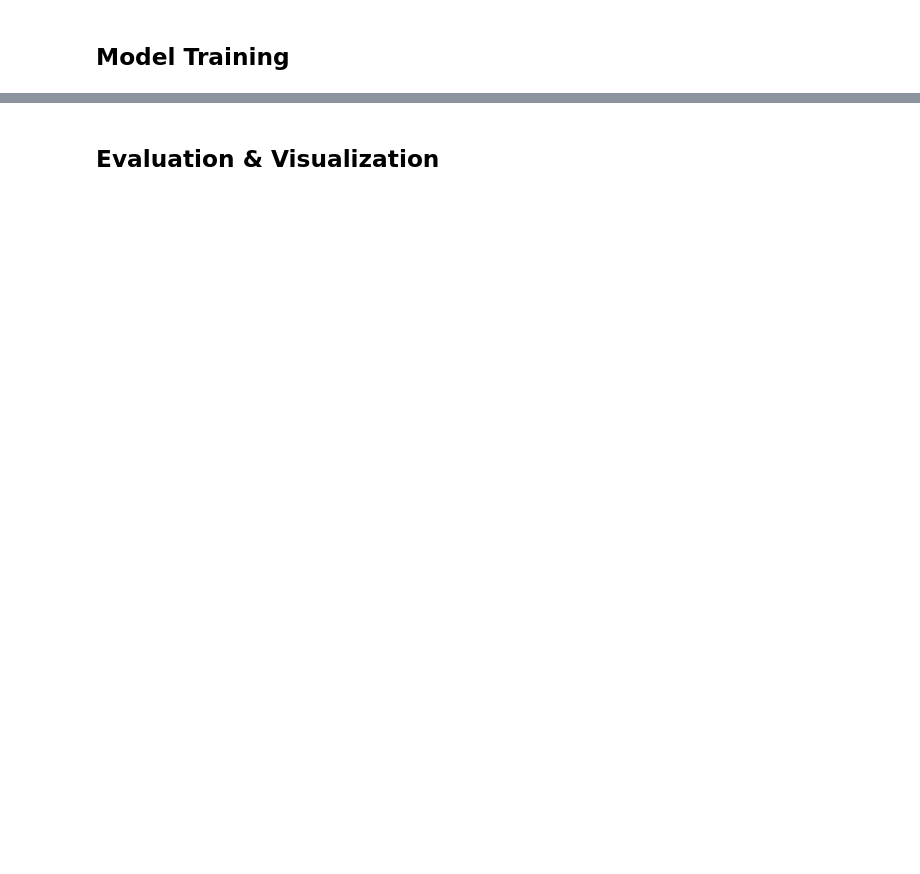
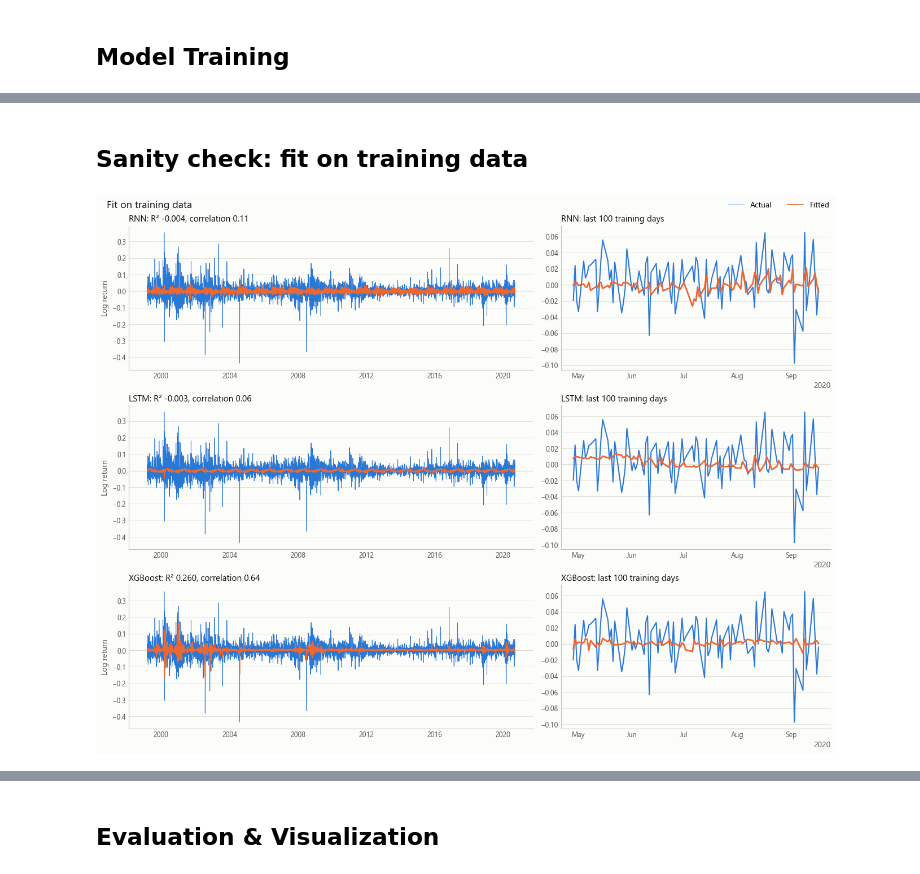
Before and after one commit to MateuszGalinski/News-Impact-On-Stock-Analysis, a Jupyter notebook: training/no_news_no_feature_engineering/notebooks/training_exploration.ipynb, the cells around one changed output, grey strips where cells are left out. Cells and saved outputs as stored; diff of their text form; code cells hidden in the pictures; blank space fills up the shorter version.

```diff
--- a/training/no_news_no_feature_engineering/notebooks/training_exploration.ipynb
+++ b/training/no_news_no_feature_engineering/notebooks/training_exploration.ipynb
@@ -243,3 +245,28 @@ XGBRegressor(base_score=None, booster=None, callbacks=None,
              max_leaves=None, min_child_weight=None, missing=nan,
              monotone_constraints=None, multi_strategy=None, n_estimators=300,
              n_jobs=-1, num_parallel_tree=None, ...)
+# %% [markdown]
+## Sanity check: fit on training data
+# %%
+from pathlib import Path
+import sys
+
+# notebook is in training/<track>/notebooks, parents[1] points to training/
+sys.path.insert(0, str(Path.cwd().parents[1]))
+
+from benchmarking.fit_check import plot_training_fit
+
+# Each target is the return on the row right after its 30-day window.
+train_dates = nvidia_stock["DATE"].iloc[30:train_size]
+
+plot_training_fit(
+    y_train,
+    {
+        "RNN": RNN_model.predict(X_train, verbose=0),
+        "LSTM": LSTM_model.predict(X_train, verbose=0),
+        "XGBoost": xgb_model.predict(X_train_xgb),
+    },
+    dates=train_dates,
+)
+# %% [output]
+[figure, added]
```
Also changed, not shown: parts of 6 cells of this notebook, 4 other files.
